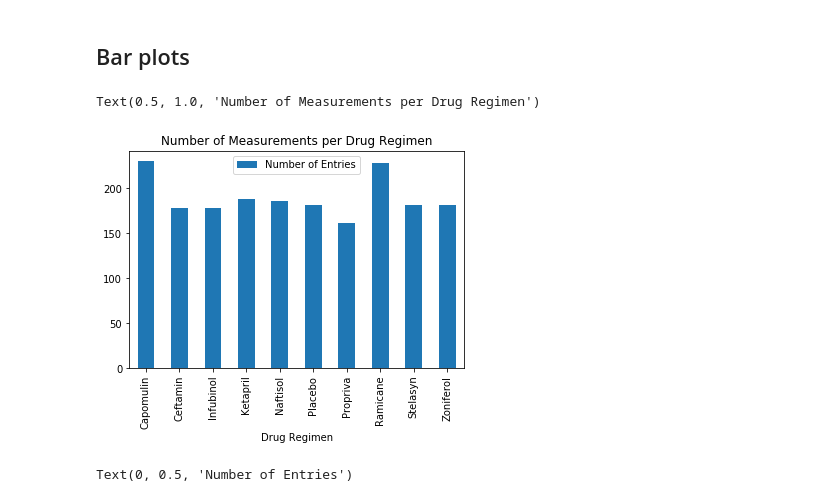
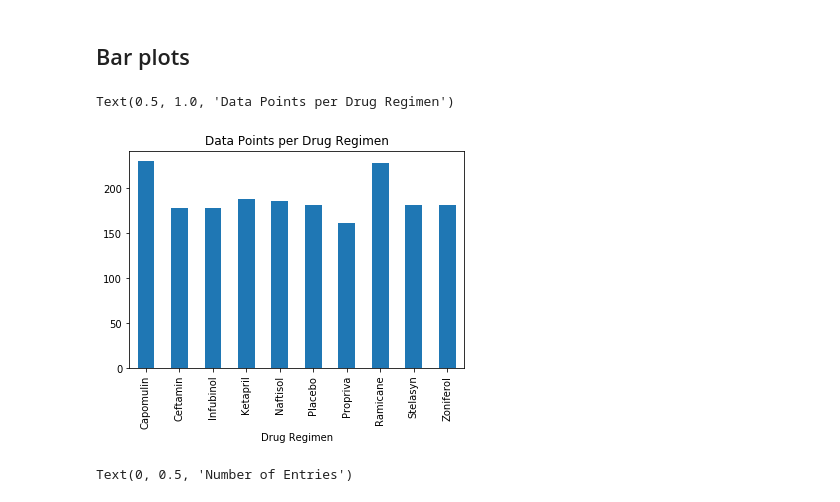
Before and after one commit to ktaufer/Matplotlib-Homework, a Jupyter notebook: pymaceuticals.ipynb, the cells around one changed output. Saved outputs shown, nothing was run; the diff lists cells and outputs as text; code cells hidden in the pictures.

```diff
--- a/pymaceuticals.ipynb
+++ b/pymaceuticals.ipynb
@@ -55,26 +59,26 @@ volumedf
 # %%
 # Generate a bar plot showing number of data points for each treatment regimen using pandas
 cap=len(merged.loc[merged["Drug Regimen"]=="Capomulin"])
 cef=len(merged.loc[merged["Drug Regimen"]=="Ceftamin"])
 inf=len(merged.loc[merged["Drug Regimen"]=="Infubinol"])
 ket=len(merged.loc[merged["Drug Regimen"]=="Ketapril"])
 naf=len(merged.loc[merged["Drug Regimen"]=="Naftisol"])
 pla=len(merged.loc[merged["Drug Regimen"]=="Placebo"])
 pro=len(merged.loc[merged["Drug Regimen"]=="Propriva"])
 ram=len(merged.loc[merged["Drug Regimen"]=="Ramicane"])
 ste=len(merged.loc[merged["Drug Regimen"]=="Stelasyn"])
 zon=len(merged.loc[merged["Drug Regimen"]=="Zoniferol"])
 
 drugs=['Capomulin','Ceftamin','Infubinol','Ketapril','Naftisol','Placebo','Propriva','Ramicane','Stelasyn','Zoniferol']
 frequency=[cap,cef,inf,ket,naf,pla,pro,ram,ste,zon]
 
 drug_dict={"Drug Regimen":pd.Series(drugs),"Number of Entries":pd.Series(frequency)}
 data_points=pd.DataFrame(drug_dict)
 
-graph=data_points.plot.bar(x="Drug Regimen",y="Number of Entries")
-graph.set_title('Number of Measurements per Drug Regimen')
+graph=data_points.plot.bar(x="Drug Regimen",y="Number of Entries",legend=False)
+graph.set_title('Data Points per Drug Regimen')
 # %% [output]
-Text(0.5, 1.0, 'Number of Measurements per Drug Regimen')
+Text(0.5, 1.0, 'Data Points per Drug Regimen')
-[figure, old version]
+[figure, new version]
 # %%
 # Generate a bar plot showing number of data points for each treatment regimen using pyplot
```
Also changed, not shown: parts of 6 cells of this notebook.
